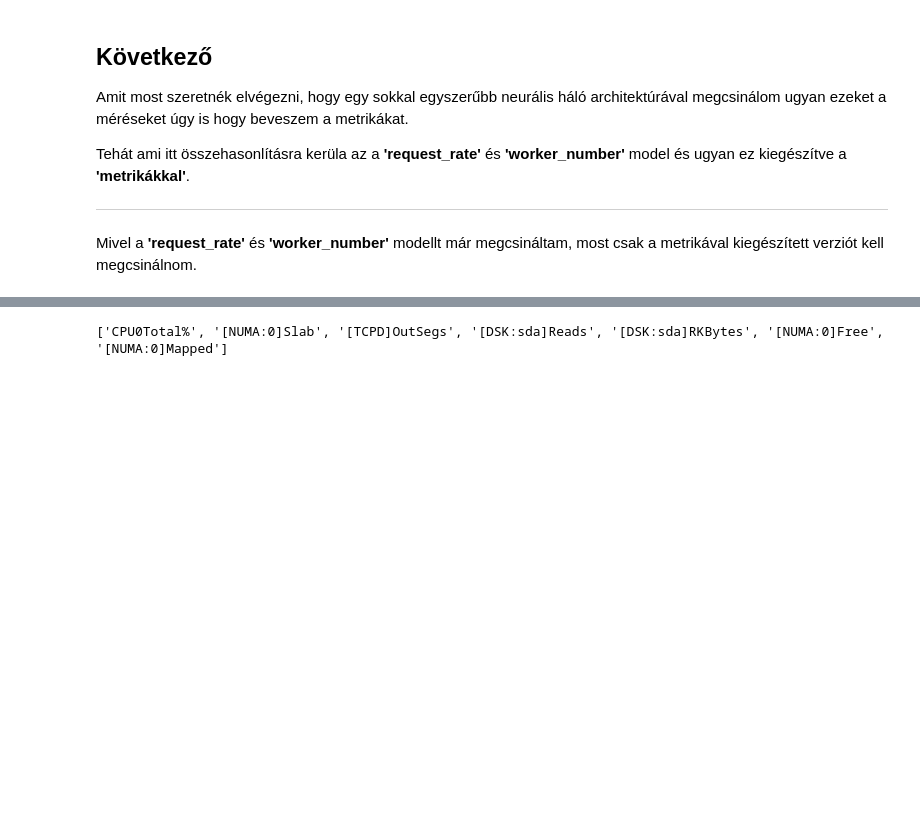
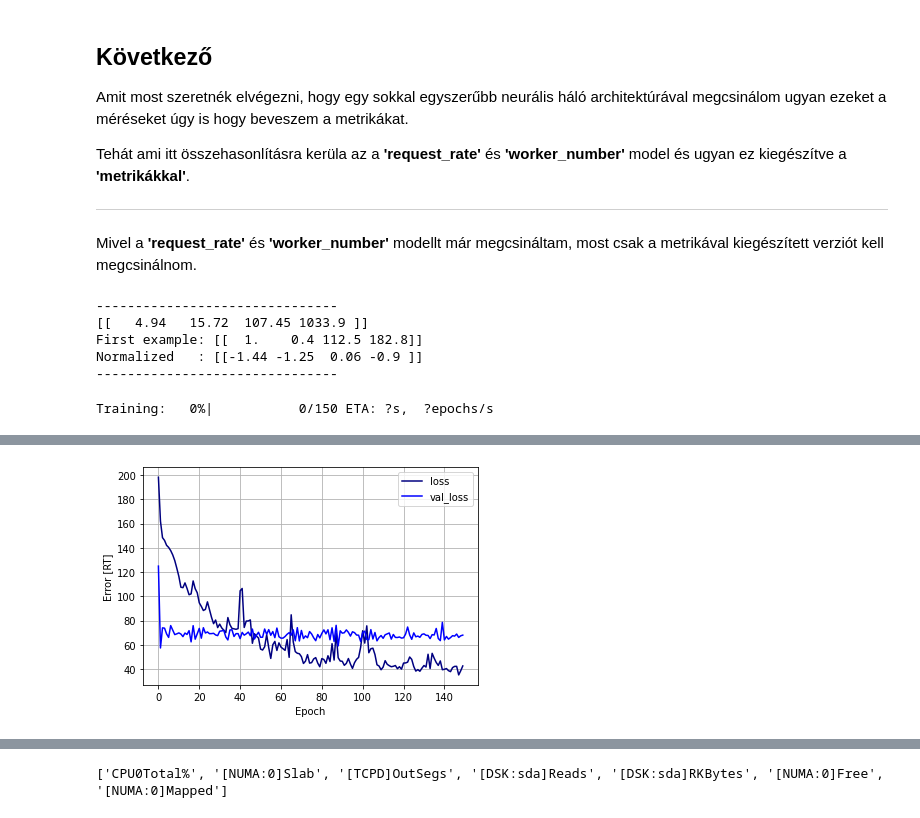
Before and after one commit to JoDeMiro/Scaler, a Jupyter notebook: Train/Train15/Kísélet.ipynb, the cells around one changed output, grey strips where cells are left out. Drawn from its saved outputs; the diff is of its cells as text; code cells hidden in the pictures; blank space fills up the shorter version.

Commit message:
Scale by Train: Deep Analysis

```diff
--- a/Train/Train15/Kísélet.ipynb
+++ b/Train/Train15/Kísélet.ipynb
@@ -1772,0 +1810,60 @@ Mivel a **'request_rate'** és **'worker_number'** modellt már megcsináltam, m
+# %%
+# train_features = inputs # 'request_rate' és 'woker_number' (kategóriára kódolva)
+
+input_variables = ['worker_number',
+                   'request_rate', '[DSK:sda]Reads', '[TCPD]InReceives']
+
+train_features = df[input_variables]
+train_labels = df[['response_time']]
+
+# Itt el lehet csúszni, ha nem állítom át az input_shape-t
+# normalizer = tf.keras.layers.Normalization(input_shape=(1,), axis=-1)
+normalizer = tf.keras.layers.Normalization(input_shape=[4,], axis=-1)
+normalizer.adapt(np.array(train_features))
+
+print('-------------------------------')
+with np.printoptions(precision=2, suppress=True):
+    print(normalizer.mean.numpy())
+
+first = np.array(train_features[:1])
+
+with np.printoptions(precision=2, suppress=True):
+    print('First example:', first)
+    print('Normalized   :', normalizer(first).numpy())
+print('-------------------------------')
+
+first_model_rr_wm_met1 = tf.keras.Sequential([
+    normalizer,
+    tf.keras.layers.Dense(30, activation='tanh'),
+    tf.keras.layers.Dense(15, activation='ReLU'),
+    layers.Dense(units=1)
+])
+
+first_model_rr_wm_met1.compile(
+    optimizer=tf.keras.optimizers.Adam(learning_rate=0.1),
+    loss='mean_absolute_error')
+
+history_rr_wm_met1 = first_model_rr_wm_met1.fit(
+    train_features,
+    train_labels,
+    epochs = 150,
+    # batch_size = 300,
+    verbose = 0,
+    callbacks=[tqdm_callback],
+    validation_split = 0.05)
+
+plot_loss(history_rr_wm_met1)
+
+
+#-------------------------------
+#[[ 4.94 22.25]]
+#First example: [[1.  9.8]]
+#Normalized   : [[-1.44 -0.77]]
+#-------------------------------
+# %% [output]
+-------------------------------
+[[   4.94   15.72  107.45 1033.9 ]]
+First example: [[  1.    0.4 112.5 182.8]]
+Normalized   : [[-1.44 -1.25  0.06 -0.9 ]]
+-------------------------------
+Training:   0%|           0/150 ETA: ?s,  ?epochs/s
@@ -1772,0 +1874 @@ Mivel a **'request_rate'** és **'worker_number'** modellt már megcsináltam, m
+[figure, added]
```
Also changed, not shown: parts of 18 cells of this notebook.
